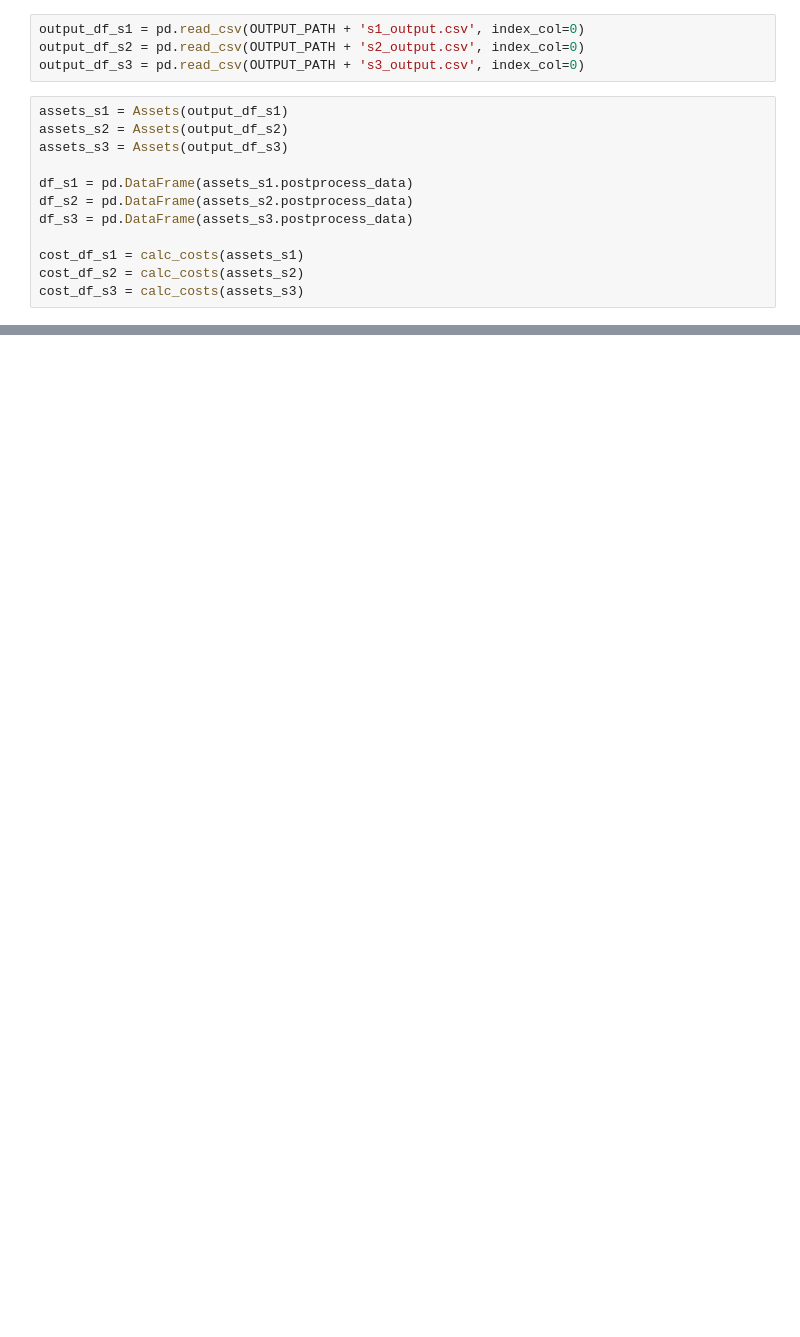
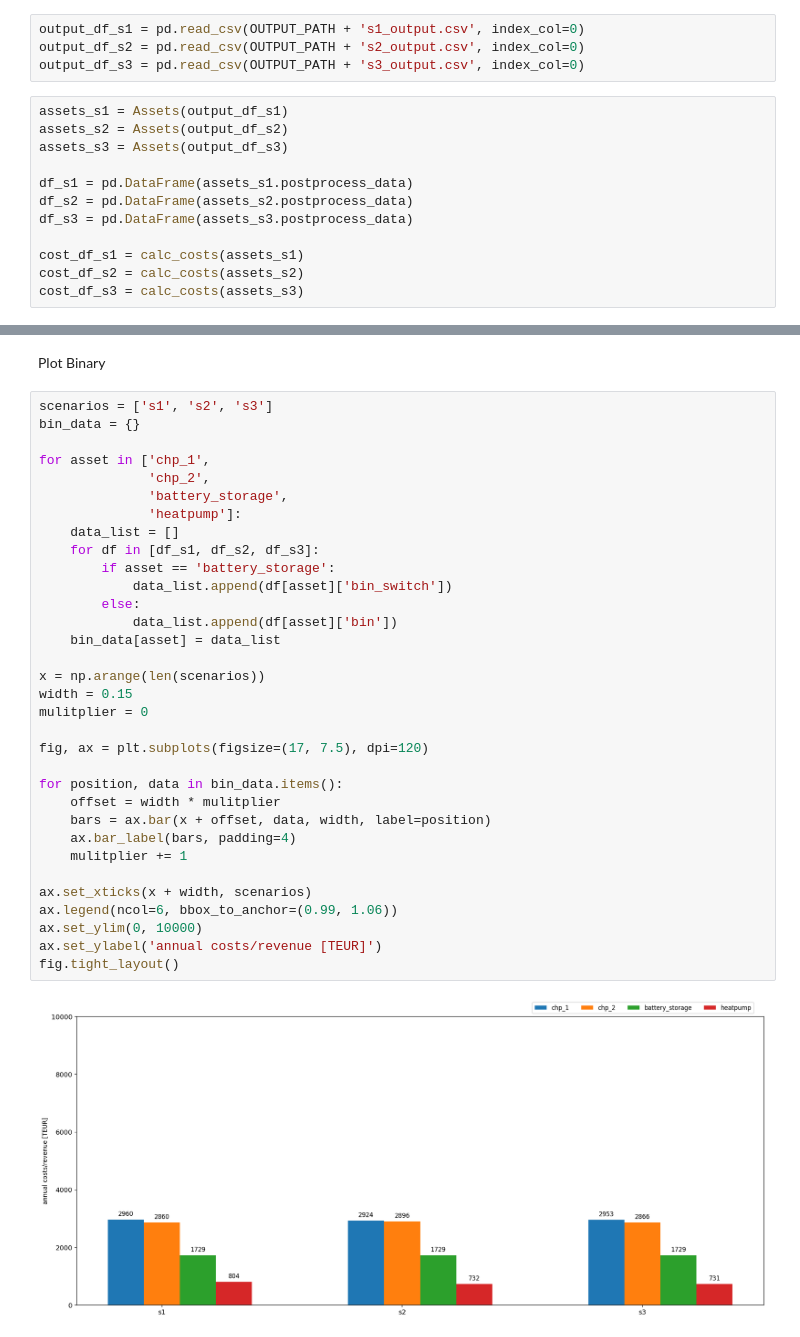
Before and after one commit to HTWK-Interconnected-Energy-Systems/BURN4H2, a Jupyter notebook: postprocessing/postprocessing.ipynb, the cells around one changed output, grey strips where cells are left out. Drawn from its saved outputs; the diff is of its cells as text; blank space fills up the shorter version.

```diff
--- a/postprocessing/postprocessing.ipynb
+++ b/postprocessing/postprocessing.ipynb
@@ -590,0 +630,37 @@ fig.tight_layout()
+# %% [markdown]
+Plot Binary
+# %%
+scenarios = ['s1', 's2', 's3']
+bin_data = {}
+
+for asset in ['chp_1',
+              'chp_2',
+              'battery_storage',
+              'heatpump']:
+    data_list = []
+    for df in [df_s1, df_s2, df_s3]:
+        if asset == 'battery_storage':
+            data_list.append(df[asset]['bin_switch'])
+        else:
+            data_list.append(df[asset]['bin'])
+    bin_data[asset] = data_list
+
+x = np.arange(len(scenarios))
+width = 0.15
+mulitplier = 0
+
+fig, ax = plt.subplots(figsize=(17, 7.5), dpi=120)
+
+for position, data in bin_data.items():
+    offset = width * mulitplier
+    bars = ax.bar(x + offset, data, width, label=position)
+    ax.bar_label(bars, padding=4)
+    mulitplier += 1
+
+ax.set_xticks(x + width, scenarios)
+ax.legend(ncol=6, bbox_to_anchor=(0.99, 1.06))
+ax.set_ylim(0, 10000)
+ax.set_ylabel('annual costs/revenue [TEUR]')
+fig.tight_layout()
+# %% [output]
+[figure, added]
```
Also changed, not shown: parts of 9 cells of this notebook.
